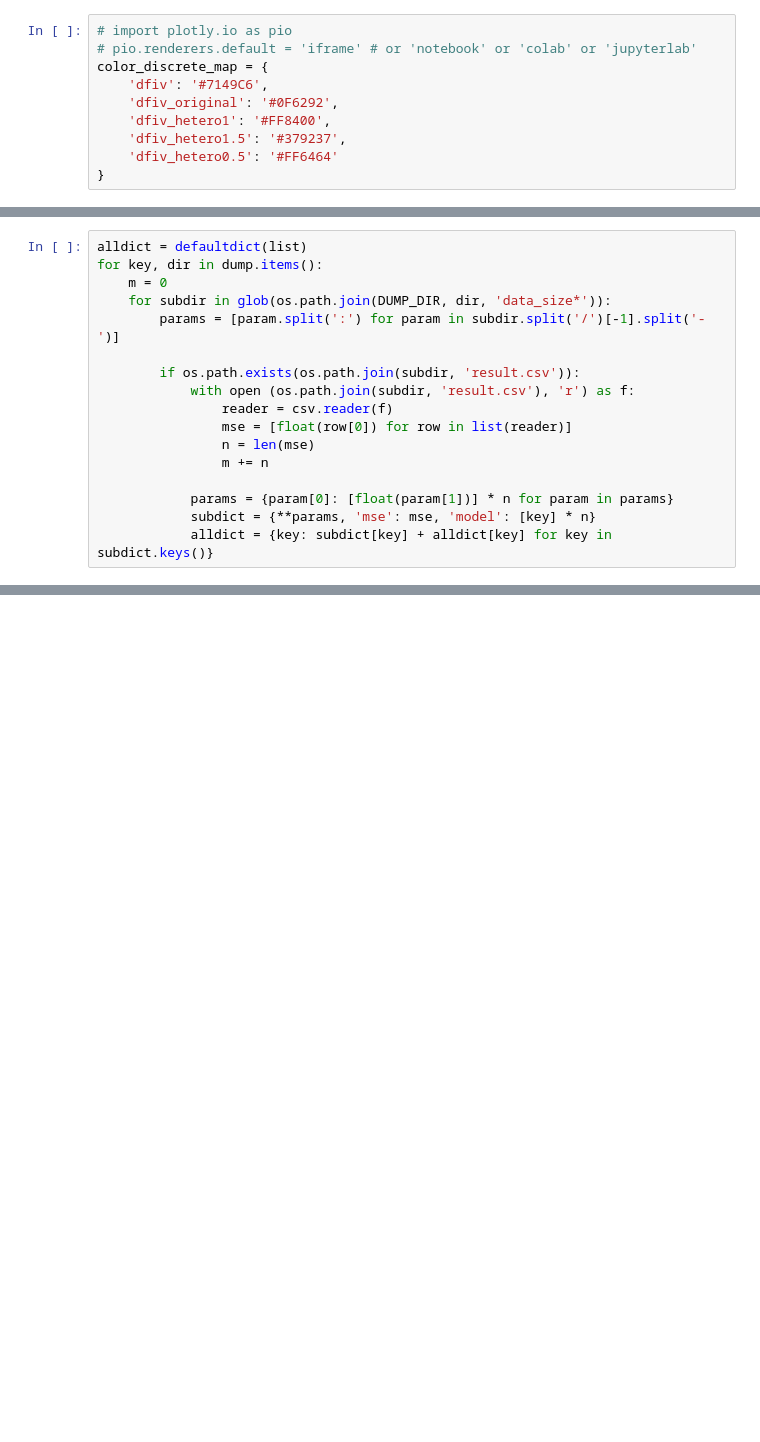
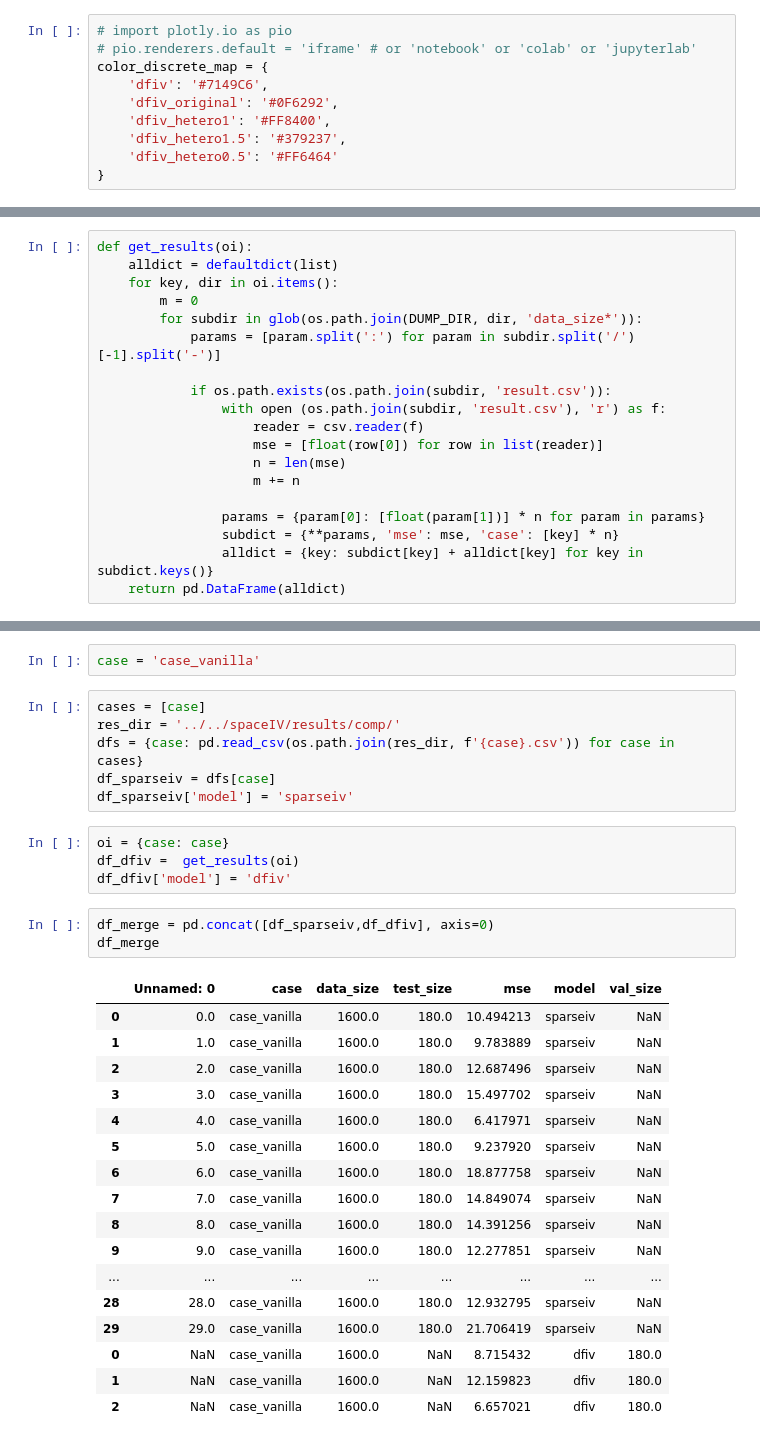
Before and after one commit to Jasmineqy0/DeepFeatureIV, a Jupyter notebook: viz/viz.ipynb, the cells around one changed output, grey strips where cells are left out. Drawn from its saved outputs; the diff is of its cells as text; blank space fills up the shorter version.

```diff
--- a/viz/viz.ipynb
+++ b/viz/viz.ipynb
@@ -23,19 +27,21 @@ dump = {'dfiv': 'dfiv',
         'dfiv_hetero1.8': 'dfiv_hetero1.8',
         'dfiv_hetero0.2': 'dfiv_hetero0.2'}
 # %%
-alldict = defaultdict(list)
-for key, dir in dump.items():
-    m = 0
-    for subdir in glob(os.path.join(DUMP_DIR, dir, 'data_size*')):
-        params = [param.split(':') for param in subdir.split('/')[-1].split('-')]
+def get_results(oi):
+    alldict = defaultdict(list)
+    for key, dir in oi.items():
+        m = 0
+        for subdir in glob(os.path.join(DUMP_DIR, dir, 'data_size*')):
+            params = [param.split(':') for param in subdir.split('/')[-1].split('-')]
 
-        if os.path.exists(os.path.join(subdir, 'result.csv')):
-            with open (os.path.join(subdir, 'result.csv'), 'r') as f:
-                reader = csv.reader(f)
-                mse = [float(row[0]) for row in list(reader)]
-                n = len(mse)
-                m += n
+            if os.path.exists(os.path.join(subdir, 'result.csv')):
+                with open (os.path.join(subdir, 'result.csv'), 'r') as f:
+                    reader = csv.reader(f)
+                    mse = [float(row[0]) for row in list(reader)]
+                    n = len(mse)
+                    m += n
 
-            params = {param[0]: [float(param[1])] * n for param in params}
-            subdict = {**params, 'mse': mse, 'model': [key] * n}
-            alldict = {key: subdict[key] + alldict[key] for key in subdict.keys()}
+                params = {param[0]: [float(param[1])] * n for param in params}
+                subdict = {**params, 'mse': mse, 'case': [key] * n}
+                alldict = {key: subdict[key] + alldict[key] for key in subdict.keys()}
+    return pd.DataFrame(alldict)
@@ -58,0 +83,33 @@ fig.show()
+# %%
+case = 'case_vanilla'
+# %%
+cases = [case]
+res_dir = '../../spaceIV/results/comp/'
+dfs = {case: pd.read_csv(os.path.join(res_dir, f'{case}.csv')) for case in cases}
+df_sparseiv = dfs[case]
+df_sparseiv['model'] = 'sparseiv'
+# %%
+oi = {case: case}
+df_dfiv =  get_results(oi)
+df_dfiv['model'] = 'dfiv'
+# %%
+df_merge = pd.concat([df_sparseiv,df_dfiv], axis=0)
+df_merge
+# %% [output]
+|  | Unnamed: 0 | case | data_size | test_size | mse | model | val_size |
+| 0 | 0.0 | case_vanilla | 1600.0 | 180.0 | 10.494213 | sparseiv | NaN |
+| 1 | 1.0 | case_vanilla | 1600.0 | 180.0 | 9.783889 | sparseiv | NaN |
+| 2 | 2.0 | case_vanilla | 1600.0 | 180.0 | 12.687496 | sparseiv | NaN |
+| 3 | 3.0 | case_vanilla | 1600.0 | 180.0 | 15.497702 | sparseiv | NaN |
+| 4 | 4.0 | case_vanilla | 1600.0 | 180.0 | 6.417971 | sparseiv | NaN |
+| 5 | 5.0 | case_vanilla | 1600.0 | 180.0 | 9.237920 | sparseiv | NaN |
+| 6 | 6.0 | case_vanilla | 1600.0 | 180.0 | 18.877758 | sparseiv | NaN |
+| 7 | 7.0 | case_vanilla | 1600.0 | 180.0 | 14.849074 | sparseiv | NaN |
+| 8 | 8.0 | case_vanilla | 1600.0 | 180.0 | 14.391256 | sparseiv | NaN |
+| 9 | 9.0 | case_vanilla | 1600.0 | 180.0 | 12.277851 | sparseiv | NaN |
+| ... | ... | ... | ... | ... | ... | ... | ... |
+| 28 | 28.0 | case_vanilla | 1600.0 | 180.0 | 12.932795 | sparseiv | NaN |
+| 29 | 29.0 | case_vanilla | 1600.0 | 180.0 | 21.706419 | sparseiv | NaN |
+| 0 | NaN | case_vanilla | 1600.0 | NaN | 8.715432 | dfiv | 180.0 |
+| 1 | NaN | case_vanilla | 1600.0 | NaN | 12.159823 | dfiv | 180.0 |
+| 2 | NaN | case_vanilla | 1600.0 | NaN | 6.657021 | dfiv | 180.0 |
```
Also changed, not shown: parts of 10 cells of this notebook.
